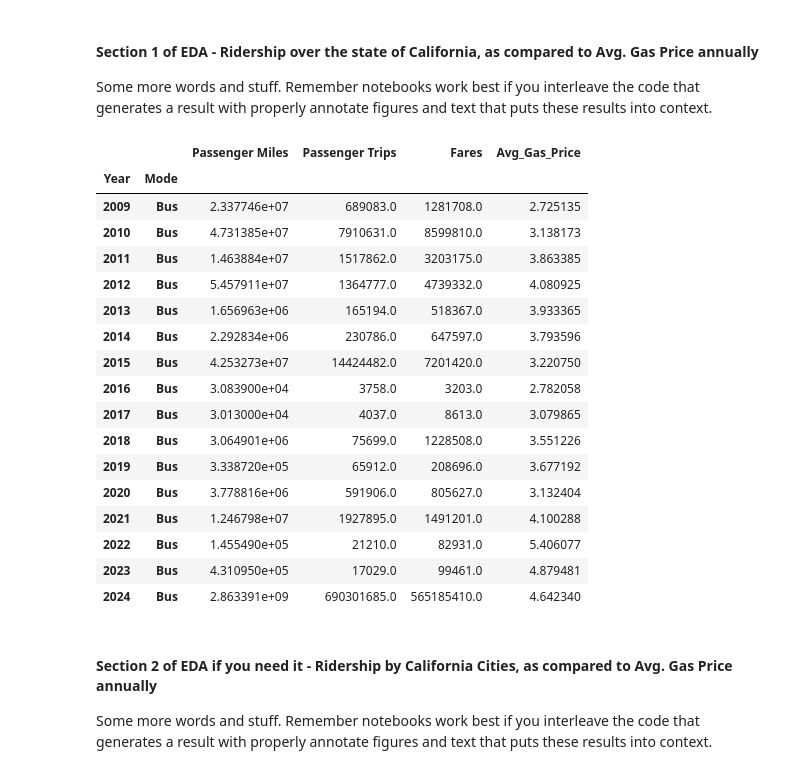
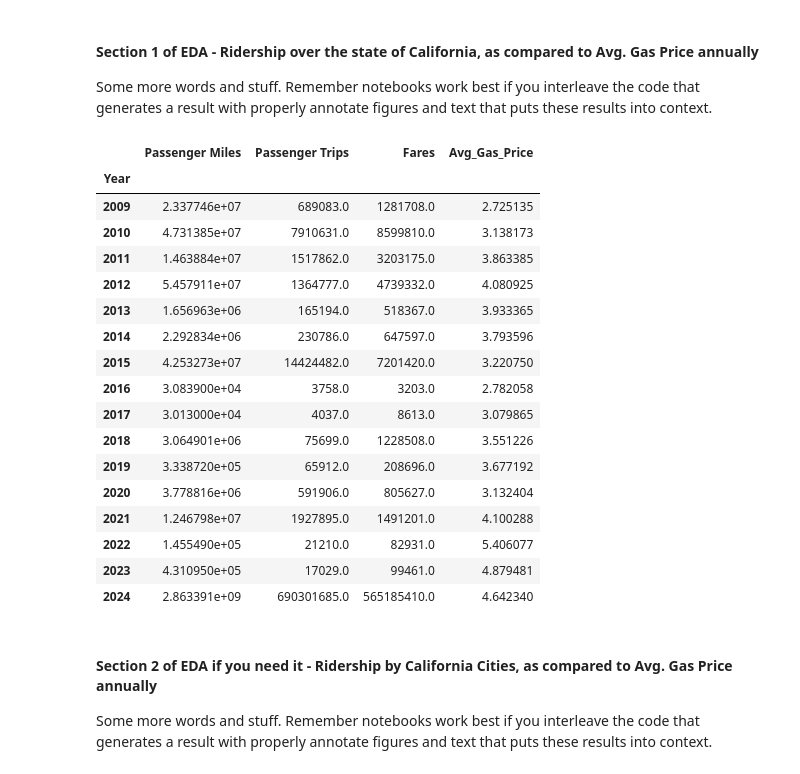
Before and after one commit to COGS108/Group012_WI26, a Jupyter notebook: 02-EDACheckpoint.ipynb, the cells around one changed output. Drawn from its saved outputs; the diff is of its cells as text; code cells hidden in the pictures.

Commit message:
Table formatting for Section 2 EDA

```diff
--- a/02-EDACheckpoint.ipynb
+++ b/02-EDACheckpoint.ipynb
@@ -264,35 +264,35 @@ Some more words and stuff.  Remember notebooks work best if you interleave the c
 # %%
 # Group gas_df by year and get the average gas price for each year, then convert into a dictionary to map onto ride_df
 gas_df_avg = gas_df.groupby('Year')['Gas_Price'].mean().to_dict()
 
 # Create new dataframe based on ride_df and grouping by year
-ride_df_state = ride_df.groupby(['Year', 'Mode'])[['Passenger Miles', 'Passenger Trips', 'Fares']].sum()
+ride_df_state = ride_df.groupby(['Year'])[['Passenger Miles', 'Passenger Trips', 'Fares']].sum()
 
 # Reformatting to add Avg_Gas_Price as a column after grouping
 ride_df_state = ride_df_state.reset_index()
 ride_df_state['Avg_Gas_Price'] = ride_df_state['Year'].map(gas_df_avg)
-ride_df_state = ride_df_state.set_index(['Year', 'Mode'])
+ride_df_state = ride_df_state.set_index(['Year'])
 
 ride_df_state
 # %% [output]
-|  |  | Passenger Miles | Passenger Trips | Fares | Avg_Gas_Price |
-| Year | Mode |  |  |  |  |
-| 2009 | Bus | 2.337746e+07 | 689083.0 | 1281708.0 | 2.725135 |
-| 2010 | Bus | 4.731385e+07 | 7910631.0 | 8599810.0 | 3.138173 |
-| 2011 | Bus | 1.463884e+07 | 1517862.0 | 3203175.0 | 3.863385 |
-| 2012 | Bus | 5.457911e+07 | 1364777.0 | 4739332.0 | 4.080925 |
-| 2013 | Bus | 1.656963e+06 | 165194.0 | 518367.0 | 3.933365 |
-| 2014 | Bus | 2.292834e+06 | 230786.0 | 647597.0 | 3.793596 |
-| 2015 | Bus | 4.253273e+07 | 14424482.0 | 7201420.0 | 3.220750 |
-| 2016 | Bus | 3.083900e+04 | 3758.0 | 3203.0 | 2.782058 |
-| 2017 | Bus | 3.013000e+04 | 4037.0 | 8613.0 | 3.079865 |
-| 2018 | Bus | 3.064901e+06 | 75699.0 | 1228508.0 | 3.551226 |
-| 2019 | Bus | 3.338720e+05 | 65912.0 | 208696.0 | 3.677192 |
-| 2020 | Bus | 3.778816e+06 | 591906.0 | 805627.0 | 3.132404 |
-| 2021 | Bus | 1.246798e+07 | 1927895.0 | 1491201.0 | 4.100288 |
-| 2022 | Bus | 1.455490e+05 | 21210.0 | 82931.0 | 5.406077 |
-| 2023 | Bus | 4.310950e+05 | 17029.0 | 99461.0 | 4.879481 |
-| 2024 | Bus | 2.863391e+09 | 690301685.0 | 565185410.0 | 4.642340 |
+|  | Passenger Miles | Passenger Trips | Fares | Avg_Gas_Price |
+| Year |  |  |  |  |
+| 2009 | 2.337746e+07 | 689083.0 | 1281708.0 | 2.725135 |
+| 2010 | 4.731385e+07 | 7910631.0 | 8599810.0 | 3.138173 |
+| 2011 | 1.463884e+07 | 1517862.0 | 3203175.0 | 3.863385 |
+| 2012 | 5.457911e+07 | 1364777.0 | 4739332.0 | 4.080925 |
+| 2013 | 1.656963e+06 | 165194.0 | 518367.0 | 3.933365 |
+| 2014 | 2.292834e+06 | 230786.0 | 647597.0 | 3.793596 |
+| 2015 | 4.253273e+07 | 14424482.0 | 7201420.0 | 3.220750 |
+| 2016 | 3.083900e+04 | 3758.0 | 3203.0 | 2.782058 |
+| 2017 | 3.013000e+04 | 4037.0 | 8613.0 | 3.079865 |
+| 2018 | 3.064901e+06 | 75699.0 | 1228508.0 | 3.551226 |
+| 2019 | 3.338720e+05 | 65912.0 | 208696.0 | 3.677192 |
+| 2020 | 3.778816e+06 | 591906.0 | 805627.0 | 3.132404 |
+| 2021 | 1.246798e+07 | 1927895.0 | 1491201.0 | 4.100288 |
+| 2022 | 1.455490e+05 | 21210.0 | 82931.0 | 5.406077 |
+| 2023 | 4.310950e+05 | 17029.0 | 99461.0 | 4.879481 |
+| 2024 | 2.863391e+09 | 690301685.0 | 565185410.0 | 4.642340 |
 # %% [markdown]
 #### Section 2 of EDA if you need it  - Ridership by California Cities, as compared to Avg. Gas Price annually
 
```
Also changed, not shown: parts of 1 cell of this notebook.
